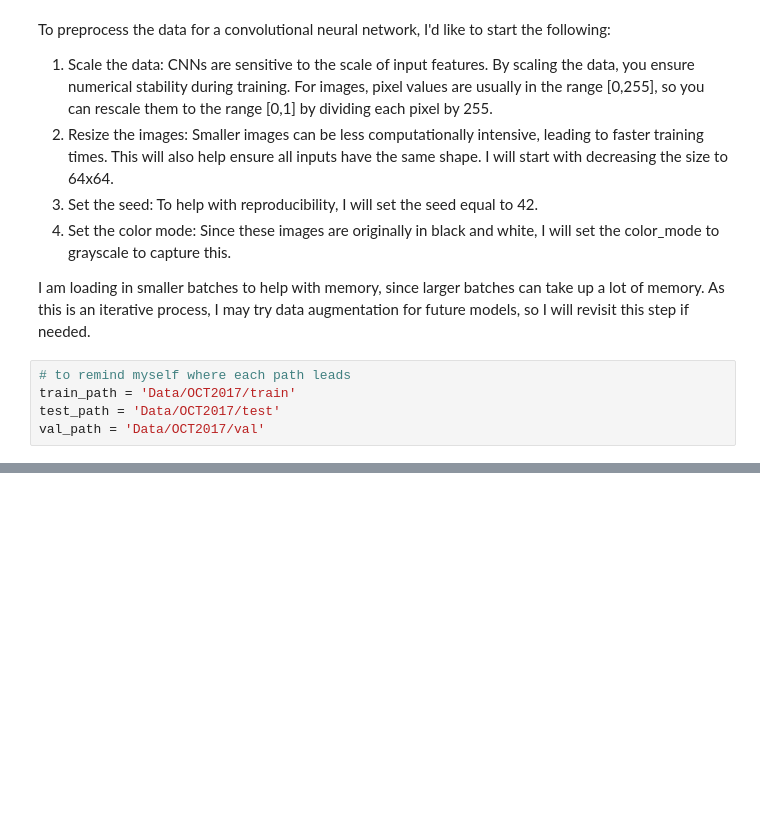
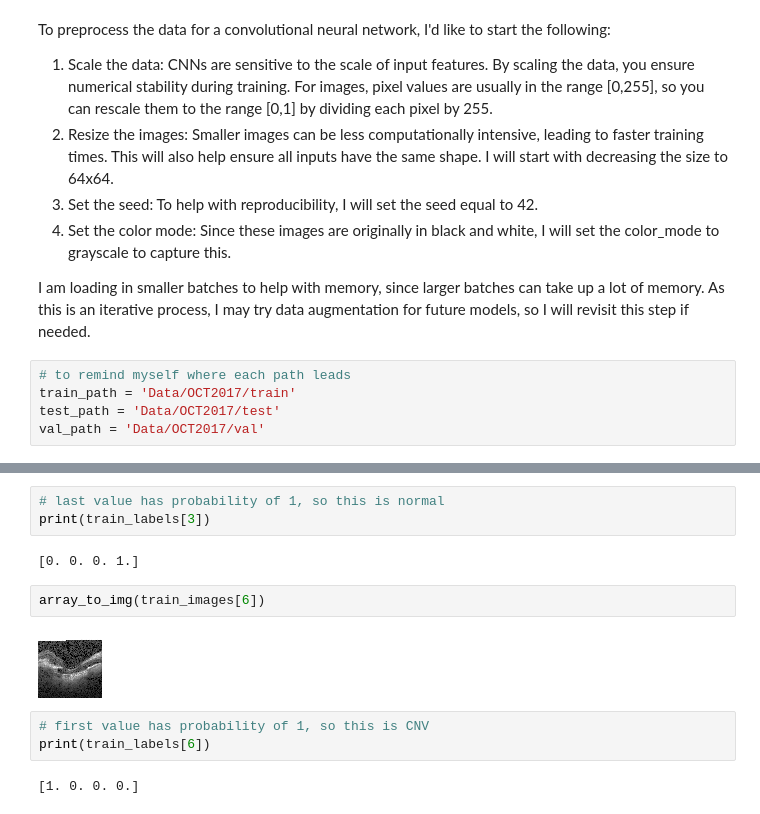
Before and after one commit to rachelhgoldstein/Retinal-OCT-Disease-Recognition, a Jupyter notebook: Working_Copy.ipynb, the cells around one changed output, grey strips where cells are left out. Drawn from its saved outputs; the diff is of its cells as text; blank space fills up the shorter version.

```diff
--- a/Working_Copy.ipynb
+++ b/Working_Copy.ipynb
@@ -297,0 +328,14 @@ Great! Let's check out the following to make sure everything was properly loaded
+# %%
+# last value has probability of 1, so this is normal
+print(train_labels[3])
+# %% [output]
+[0. 0. 0. 1.]
+# %%
+array_to_img(train_images[6])
+# %% [output]
+[figure, added]
+# %%
+# first value has probability of 1, so this is CNV
+print(train_labels[6])
+# %% [output]
+[1. 0. 0. 0.]
```
Also changed, not shown: parts of 42 cells of this notebook.
